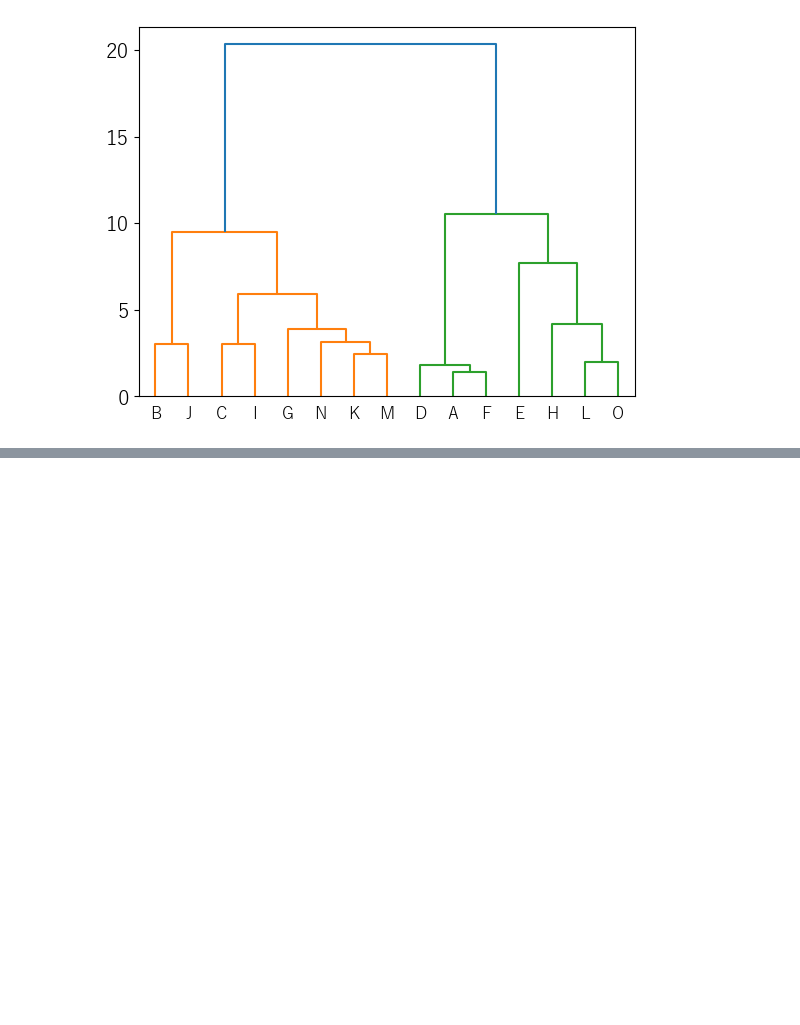
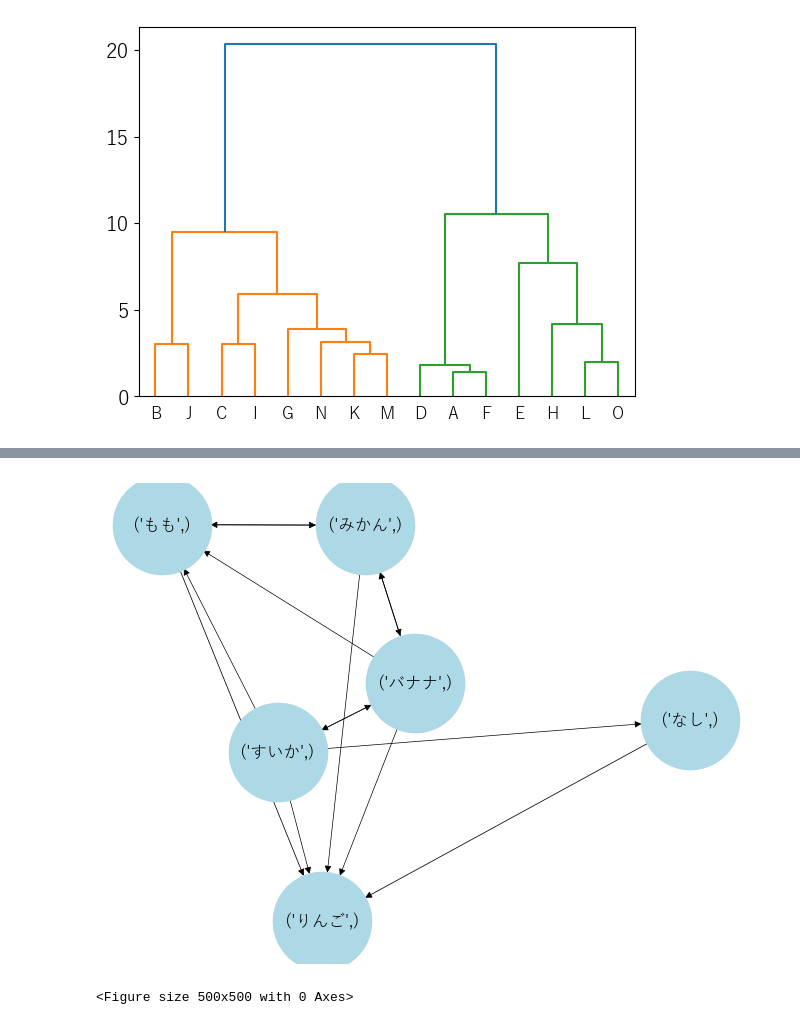
Before and after one commit to itsukikawamu/practice_python, a Jupyter notebook: src/unsupervised_learning/unsuper_learning.ipynb, the cells around one changed output, grey strips where cells are left out. Saved outputs shown, nothing was run; the diff lists cells and outputs as text; code cells hidden in the pictures; blank space fills up the shorter version.

```diff
--- a/src/unsupervised_learning/unsuper_learning.ipynb
+++ b/src/unsupervised_learning/unsuper_learning.ipynb
@@ -168,0 +217,3 @@ sns.scatterplot(data=df_skill2,
+# %%
+df_sales= df_sales.fillna(False).replace("○",True)
+df_sales.head()
@@ -168,0 +228,5 @@ sns.scatterplot(data=df_skill2,
+# %%
+from mlxtend.frequent_patterns import apriori, association_rules, fpgrowth
+
+freq_items = apriori(df_sales, min_support=0.1, use_colnames=True)
+freq_items.head(10) #itemsetsはfrozenset型
@@ -168,0 +245,4 @@ sns.scatterplot(data=df_skill2,
+# %%
+freq_items_top = association_rules(freq_items, metric="confidence", min_threshold=0.5, num_itemsets=1)[:14]
+freq_items_top
+#support支持度=出現率, confidence信頼度=条件付確率、期待値, liftリフト値=正の相関率,
@@ -168,0 +265,30 @@ sns.scatterplot(data=df_skill2,
+# %%
+import networkx as nx
+G = nx.DiGraph()
+
+ant_list = list(tuple(a)for a in freq_items_top["antecedents"].values)
+con_list = list(tuple(c)for c in freq_items_top["consequents"].values)
+confidence_list = freq_items_top["confidence"]
+for ant, con, confidence in zip(ant_list, con_list, confidence_list):
+    G.add_edge(ant, con, weight=confidence)
+# %%
+pos = nx.spring_layout(G, weight="weight",seed = 0, k=1)
+weights = [w["weight"] for (_,_,w) in G.edges(data=True)]
+# グラフを描画
+
+nx.draw(
+    G, pos,
+    node_color="lightblue",
+    node_size=5000,
+    edge_color="black",
+    width=weights*10000000,  # 重みをエッジの太さに反映
+)
+nx.draw_networkx_labels(G, pos,
+                        font_family="Yu Gothic")
+plt.rcParams["font.family"] = "Yu Gothic"
+plt.rcParams["font.size"] = 10
+plt.figure(figsize=(5, 5))
+plt.show()
+# %% [output]
+[figure, added]
+<Figure size 500x500 with 0 Axes>
```
Also changed, not shown: parts of 13 cells of this notebook, 1 other file.
